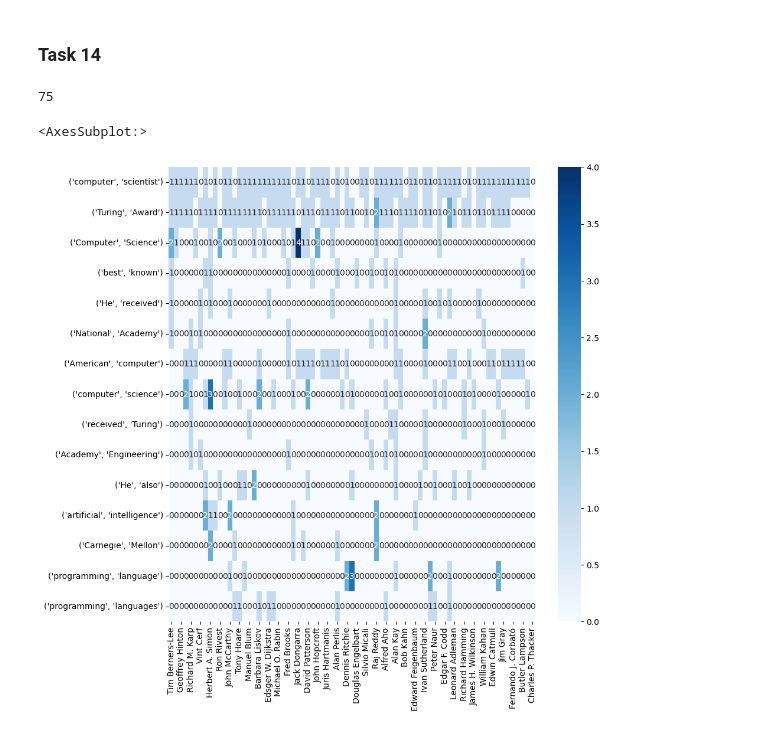
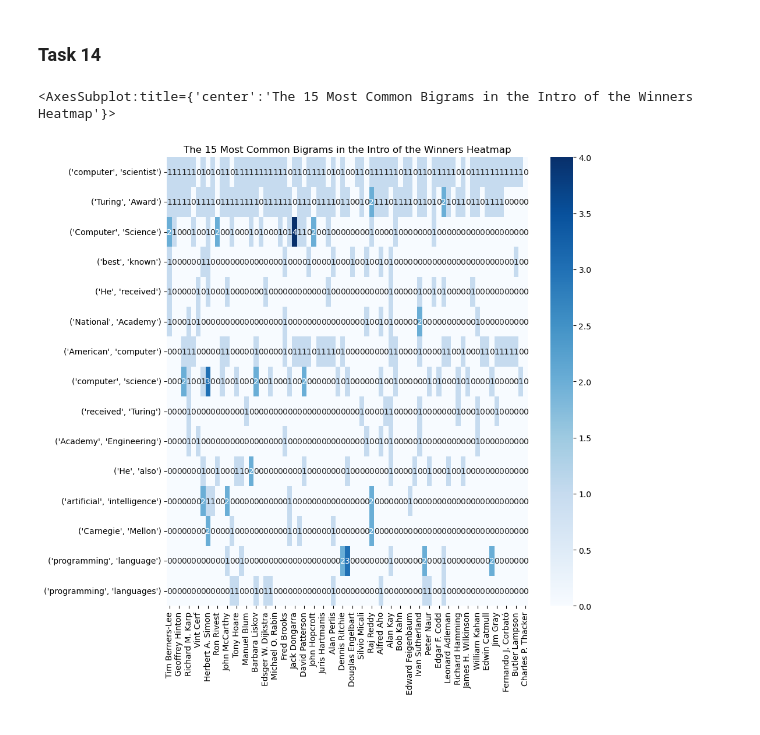
Before and after one commit to congrendai/CW2_for_computer_programing, a Jupyter notebook: CW2_A3.ipynb, the cells around one changed output. Saved outputs shown, nothing was run; the diff lists cells and outputs as text; code cells hidden in the pictures.

```diff
--- a/CW2_A3.ipynb
+++ b/CW2_A3.ipynb
@@ -460,37 +460,32 @@ plt.show()
 # %%
 intros_remove_stopword_punctuation = []
 for intro in award_winners["intro"]:
-    intro_per_person = []
+    intro_per_winner = []
     tokens = word_tokenize(re.sub(r"[^\w\s]", "", intro))
     # Remove stopwords
     no_stopword = " ".join([word for word in tokens if word not in en_stopwords])
     # Remove punctuation
     for token in RegexpTokenizer(r'\w+').tokenize(no_stopword):
-        intro_per_person.append(token)
-    # Append the preprocessing intro of every person to the intros list that
-    intros_remove_stopword_punctuation.append(intro_per_person)
+        intro_per_winner.append(token)
+    # Append the preprocessing intro of every winner to the intros list that
+    intros_remove_stopword_punctuation.append(intro_per_winner)
 
 
 most_15_common_bigrams_keys = list(winners_bigrams_sorted.keys())[:15]
 
 heatmap_data = []
 intro_bigrams = [get_bigrams_frequency(intro) for intro in intros_remove_stopword_punctuation]
-
-
 for intro_bigram in intro_bigrams:
     intro_bigram_list = {key: intro_bigram[key] for key in most_15_common_bigrams_keys if key in intro_bigram.keys()}
     heatmap_data.append(intro_bigram_list)
-# %%
-len(heatmap_data)
-# %% [output]
-75
 # %%
 heatmap_df = pd.DataFrame(heatmap_data, index = award_winners["name"])
 heatmap_df = heatmap_df.fillna(0)
 heatmap_df_transpose = heatmap_df.transpose()
 # %%
 plt.figure(figsize = (10,10))
+plt.title("The 15 Most Common Bigrams in the Intro of the Winners Heatmap")
 sns.heatmap(heatmap_df_transpose, cmap = "Blues", annot = True)
 # %% [output]
-<AxesSubplot:>
+<AxesSubplot:title={'center':'The 15 Most Common Bigrams in the Intro of the Winners Heatmap'}>
-[figure, old version]
+[figure, new version]
```
Also changed, not shown: parts of 1 cell of this notebook.
